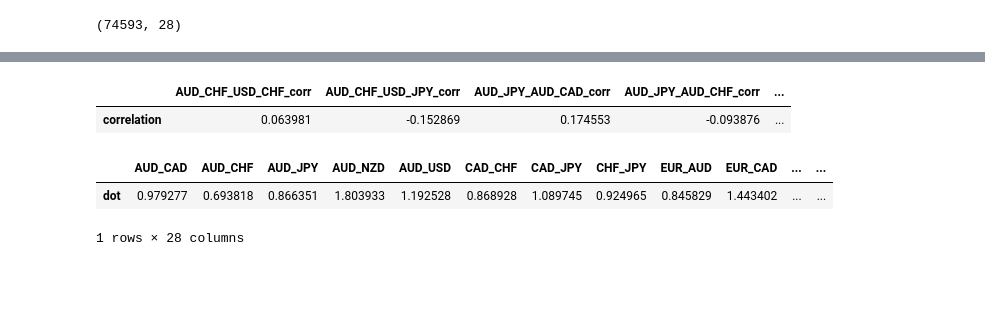
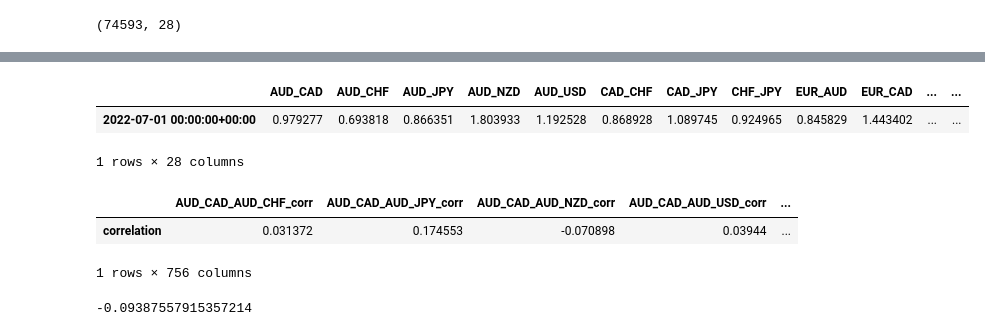
Before and after one commit to alexcolls/rex-ai, a Jupyter notebook: notebooks/marti/risk_management.ipynb, the cells around one changed output, grey strips where cells are left out. Drawn from its saved outputs; the diff is of its cells as text; code cells hidden in the pictures; blank space fills up the shorter version.

```diff
--- a/notebooks/marti/risk_management.ipynb
+++ b/notebooks/marti/risk_management.ipynb
@@ -89,4 +92,4 @@ def weighted_volatility(volatility):
     return  weight
 # %%
 w = weighted_volatility(pred)
-wt = w.T
+c = correlation_pairs(pred_last)
@@ -99,8 +95,0 @@ cor.shape
-# %%
-cor = cor.iloc[-1:,]
-cort = cor.T
-cort.columns = ["dot"]
-cort = cort[round(cort["dot"], 6) != 1.000000]
-w.columns = ["dot"]
-wt = w.T
-display(cort.iloc[78:102], wt)
@@ -198,8 +95,0 @@ a = correlation_pairs(pred_last)
-# %%
-display(a.T.iloc[:,52:60], wt)
-# %% [output]
-|  | AUD_CHF_USD_CHF_corr | AUD_CHF_USD_JPY_corr | AUD_JPY_AUD_CAD_corr | AUD_JPY_AUD_CHF_corr | ... |
-| correlation | 0.063981 | -0.152869 | 0.174553 | -0.093876 | ... |
-|  | AUD_CAD | AUD_CHF | AUD_JPY | AUD_NZD | AUD_USD | CAD_CHF | CAD_JPY | CHF_JPY | EUR_AUD | EUR_CAD | ... | ... |
-| dot | 0.979277 | 0.693818 | 0.866351 | 1.803933 | 1.192528 | 0.868928 | 1.089745 | 0.924965 | 0.845829 | 1.443402 | ... | ... |
-1 rows × 28 columns
@@ -223,0 +96,16 @@ def correlation_volatility(pred_vol, correlations):
+# %%
+display(w.T,c.T)
+# %% [output]
+|  | AUD_CAD | AUD_CHF | AUD_JPY | AUD_NZD | AUD_USD | CAD_CHF | CAD_JPY | CHF_JPY | EUR_AUD | EUR_CAD | ... | ... |
+| 2022-07-01 00:00:00+00:00 | 0.979277 | 0.693818 | 0.866351 | 1.803933 | 1.192528 | 0.868928 | 1.089745 | 0.924965 | 0.845829 | 1.443402 | ... | ... |
+1 rows × 28 columns
+|  | AUD_CAD_AUD_CHF_corr | AUD_CAD_AUD_JPY_corr | AUD_CAD_AUD_NZD_corr | AUD_CAD_AUD_USD_corr | ... |
+| correlation | 0.031372 | 0.174553 | -0.070898 | 0.03944 | ... |
+1 rows × 756 columns
+# %%
+sym = 'AUD_JPY'
+sym2 = 'AUD_CHF'
+
+c.T.filter(regex=sym+'_'+sym2).values[0][0]
+# %% [output]
+-0.09387557915357214
```
Also changed, not shown: parts of 13 cells of this notebook, 2 other files.
